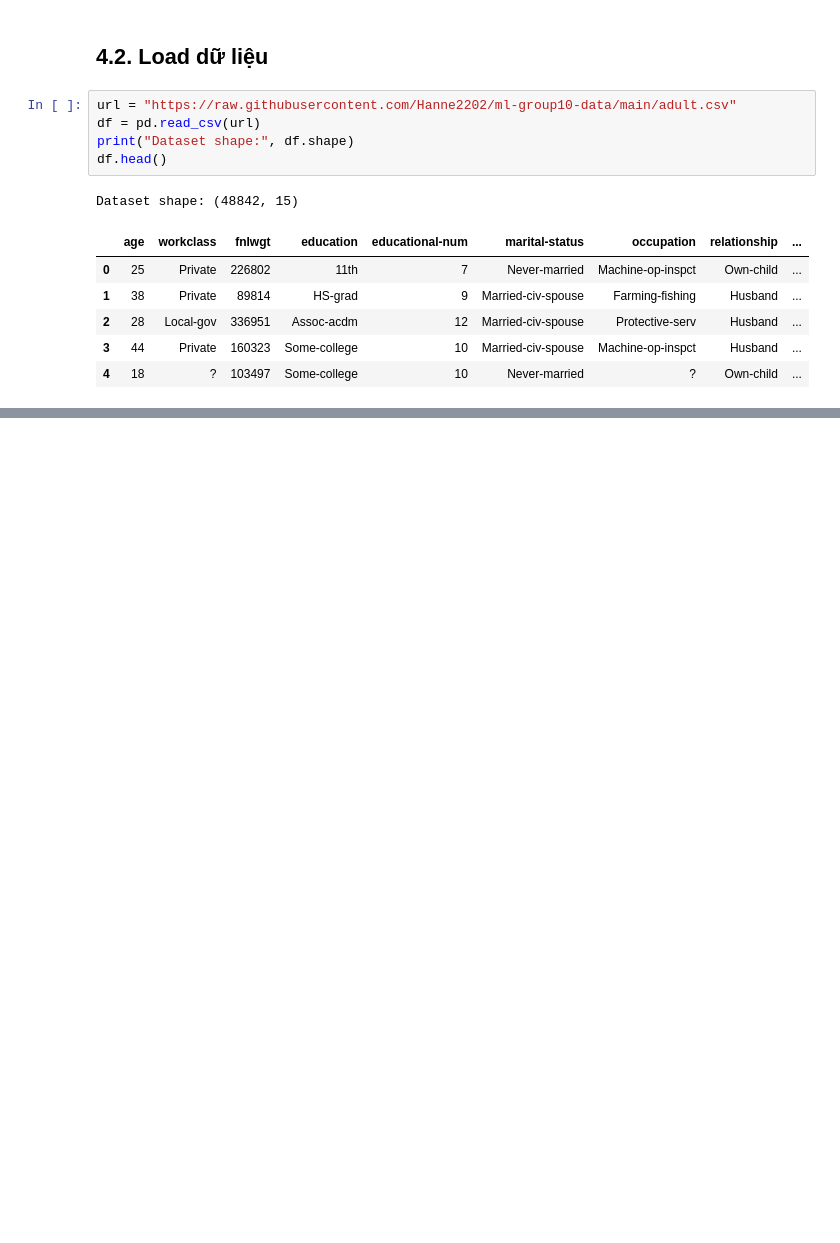
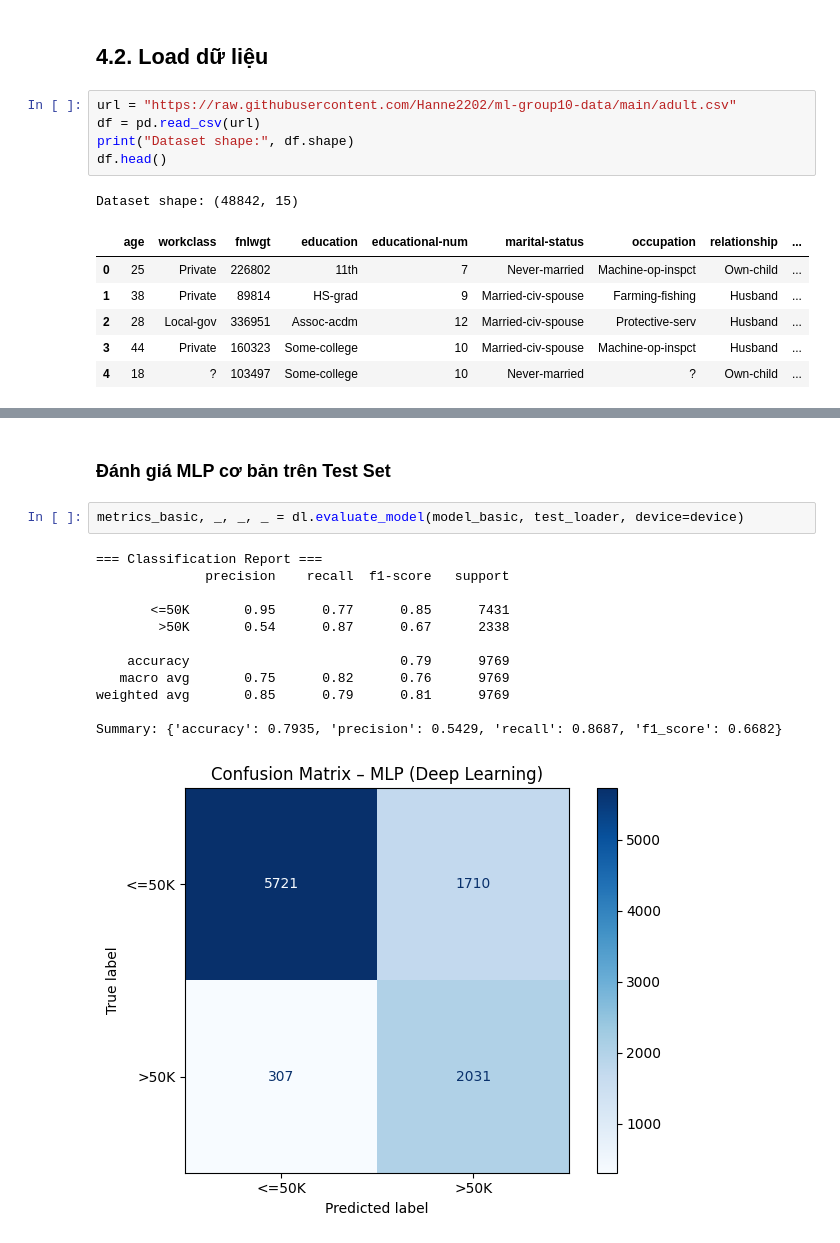
Before and after one commit to Hanne2202/ml-project-group10, a Jupyter notebook: notebooks/04_deep_learning.ipynb, the cells around one changed output, grey strips where cells are left out. Saved outputs shown, nothing was run; the diff lists cells and outputs as text; blank space fills up the shorter version.

```diff
--- a/notebooks/04_deep_learning.ipynb
+++ b/notebooks/04_deep_learning.ipynb
@@ -347,0 +219,19 @@ Summary: {'accuracy': 0.8027, 'precision': 0.5561, 'recall': 0.8708, 'f1_score':
+# %% [markdown]
+<!-- @format -->
+
+### Đánh giá MLP cơ bản trên Test Set
+# %%
+metrics_basic, _, _, _ = dl.evaluate_model(model_basic, test_loader, device=device)
+# %% [output]
+=== Classification Report ===
+              precision    recall  f1-score   support
+
+       <=50K       0.95      0.77      0.85      7431
+        >50K       0.54      0.87      0.67      2338
+
+    accuracy                           0.79      9769
+   macro avg       0.75      0.82      0.76      9769
+weighted avg       0.85      0.79      0.81      9769
+
+Summary: {'accuracy': 0.7935, 'precision': 0.5429, 'recall': 0.8687, 'f1_score': 0.6682}
+[figure, added]
```
Also changed, not shown: parts of 47 cells of this notebook, 12 other files.
